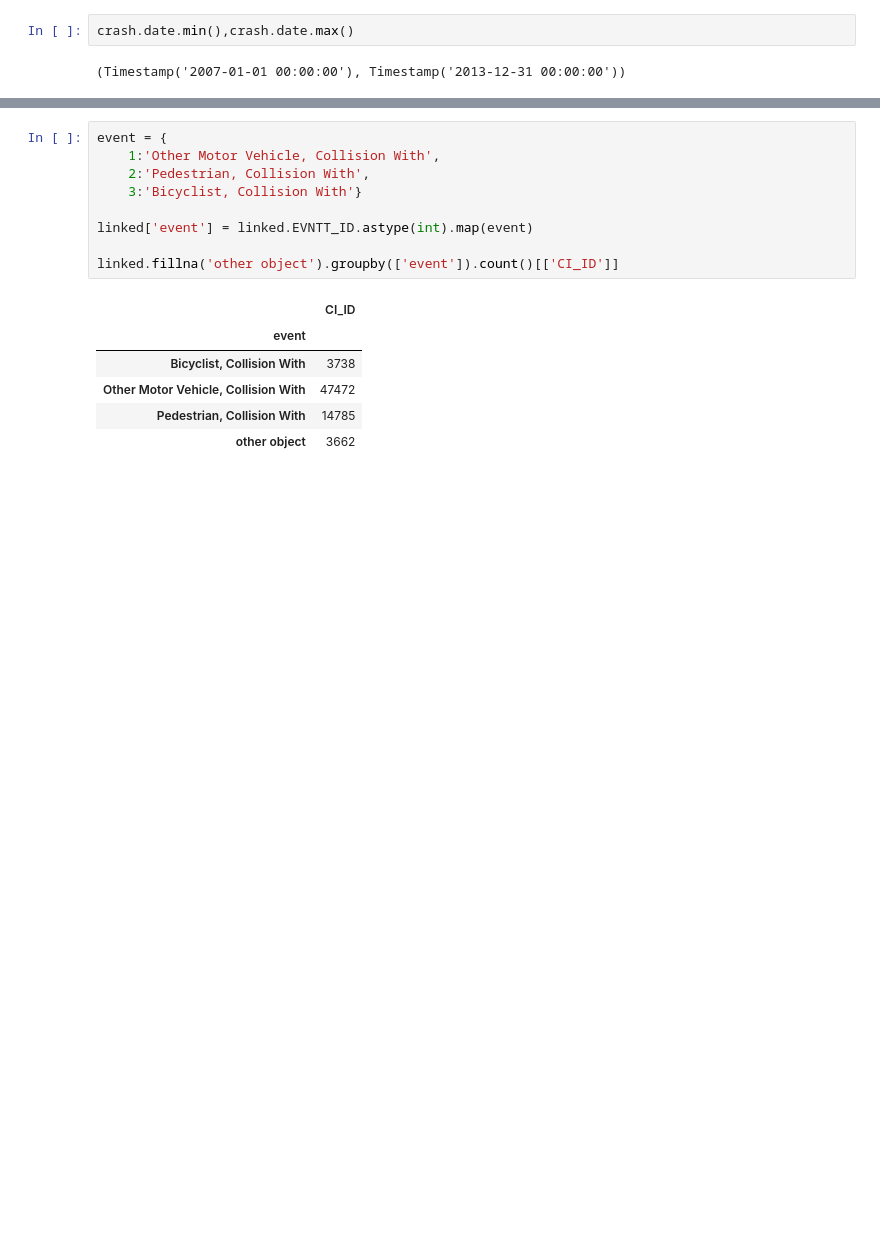
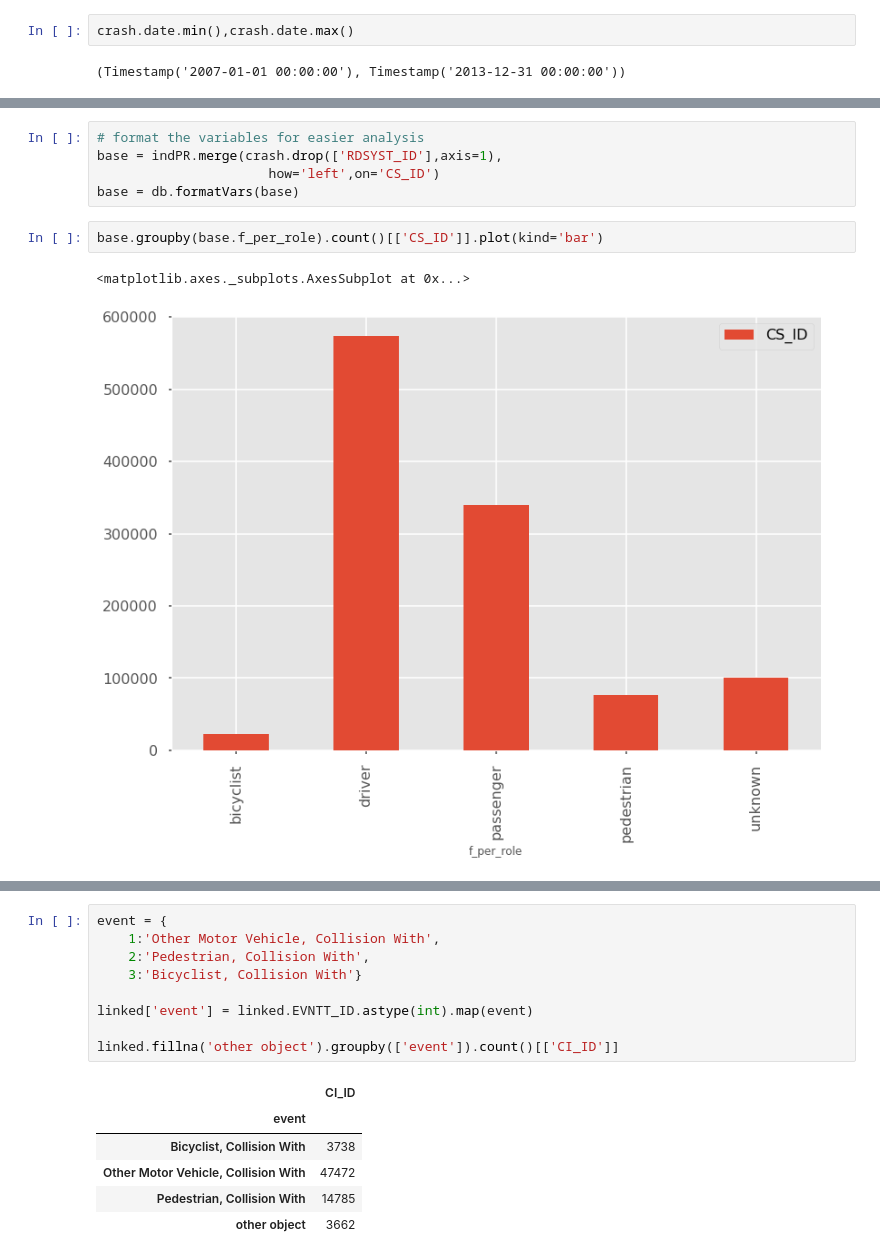
Before and after one commit to MODA-NYC/Project_SevereCrashes, a Jupyter notebook: MatchedExplore.ipynb, the cells around one changed output, grey strips where cells are left out. Cells and saved outputs as stored; diff of their text form; blank space fills up the shorter version.

```diff
--- a/MatchedExplore.ipynb
+++ b/MatchedExplore.ipynb
@@ -106,0 +105,10 @@ crash.groupby('date').count()[['CS_ID']].plot(alpha=.7)
+# %%
+# format the variables for easier analysis
+base = indPR.merge(crash.drop(['RDSYST_ID'],axis=1),
+                      how='left',on='CS_ID')
+base = db.formatVars(base)
+# %%
+base.groupby(base.f_per_role).count()[['CS_ID']].plot(kind='bar')
+# %% [output]
+<matplotlib.axes._subplots.AxesSubplot at 0x...>
+[figure, added]
```
Also changed, not shown: parts of 42 cells of this notebook, 2 other files.
